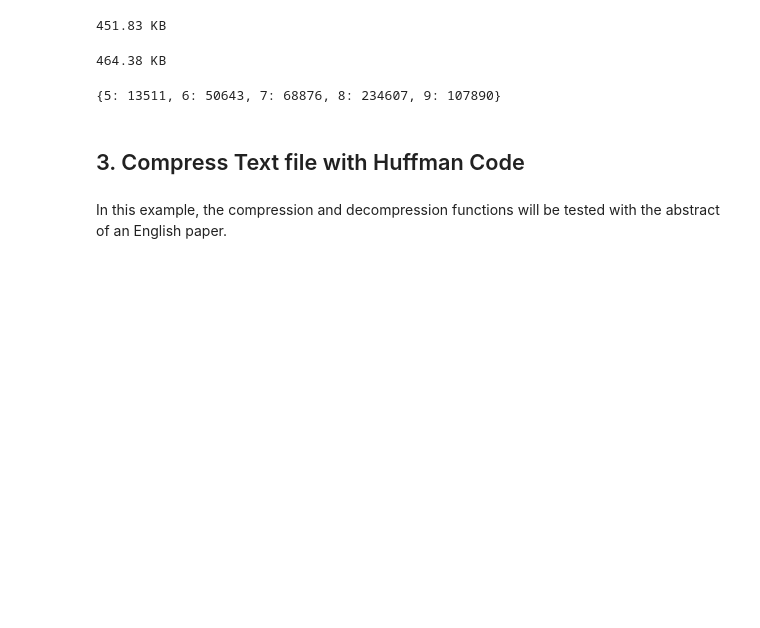
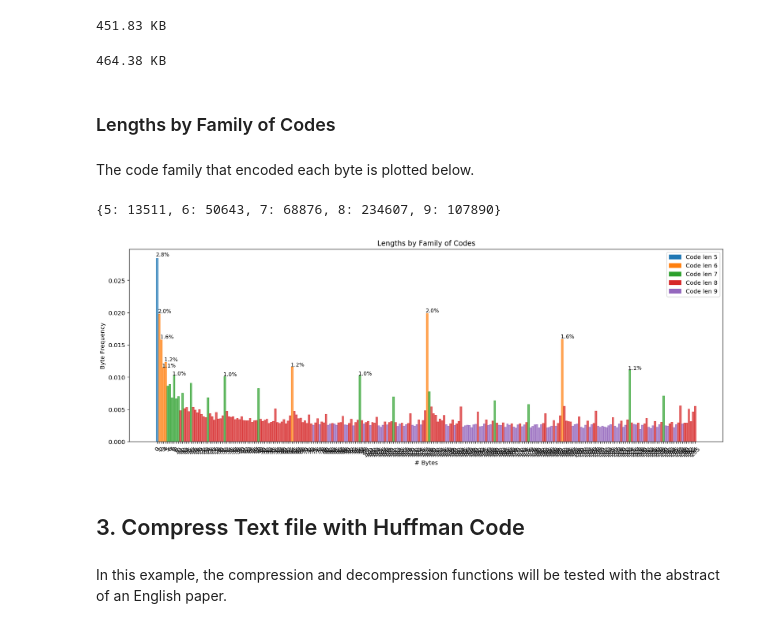
Before and after one commit to ansegura7/DataCompression, a Jupyter notebook: code/HuffmanCode.ipynb, the cells around one changed output. Drawn from its saved outputs; the diff is of its cells as text; code cells hidden in the pictures; blank space fills up the shorter version.

```diff
--- a/code/HuffmanCode.ipynb
+++ b/code/HuffmanCode.ipynb
@@ -266,6 +268,49 @@ print(round(len(compress_file) / 8 / 1024, 2), 'KB')
 print(round(len(image_byte_list) / 1024, 2), 'KB')
 # %% [output]
 464.38 KB
+# %% [markdown]
+### Lengths by Family of Codes
+# %% [markdown]
+The code family that encoded each byte is plotted below.
+# %%
+# Function that plots the bytes encoded by a family type by length
+def plot_lens_by_codes_families(term_freq, hf_code):
+    # Set up the matplotlib figure
+    fig, ax = plt.subplots(figsize = (18, 6))
+
+    bars = []
+    values= []
+    for ix in range(256):
+        key = str(ix)
+        if key in term_freq.keys():
+            bars.append(key)
+            values.append(term_freq[key])
+    y_pos = np.arange(len(bars))
+
+    # Vertical barchart
+    barlist = plt.bar(y_pos, values, alpha = 0.7)
+    plt.xticks(y_pos, bars, rotation=45)
+
+    # Add bar labels
+    lens = []
+    for i, v in enumerate(values):
+        key = str(bars[i])
+        length = len(hf_code[key])
+        l = str(round(v * 100, 1)) + '%'
+        if v > 0.01:
+            ax.text((i - 0.7), (v * 1.0125), str(l), color = "black", fontweight = "normal", fontsize = 9)
+        barlist[i].set_color(palette[str(length)])
+
+    # Add custom legend
+    legend_list = []
+    for k, v in palette.items():
+        legend_list.append(mpatches.Patch(color = v, label = 'Code len ' + k))
+
+    plt.legend(handles = legend_list)
+    plt.ylabel('Byte Frequency')
+    plt.xlabel('# Bytes')
+    plt.title('Lengths by Family of Codes')
+    plt.show()
 # %%
 # Show frequency of length of used symbols
 symbols_used
@@ -274,3 +322,8 @@ symbols_used
+# %%
+# Create plot
+plot_lens_by_codes_families(term_freq, hf_code)
+# %% [output]
+[figure, added]
 # %% [markdown]
 ## 3. Compress Text file with Huffman Code
 # %% [markdown]
```
Also changed, not shown: parts of 10 cells of this notebook, 2 other files.
